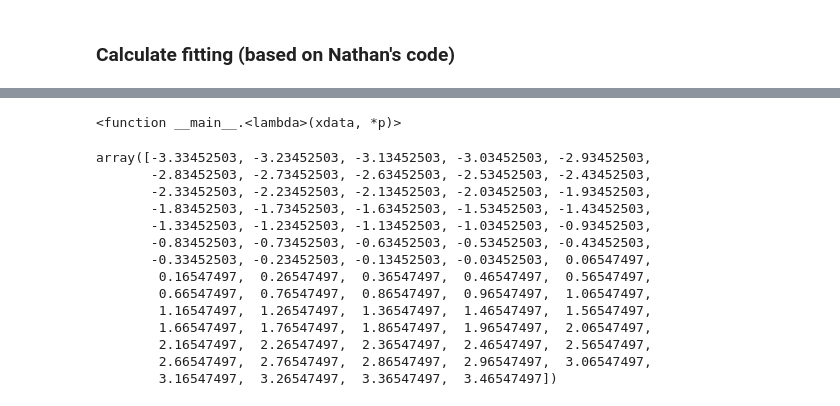
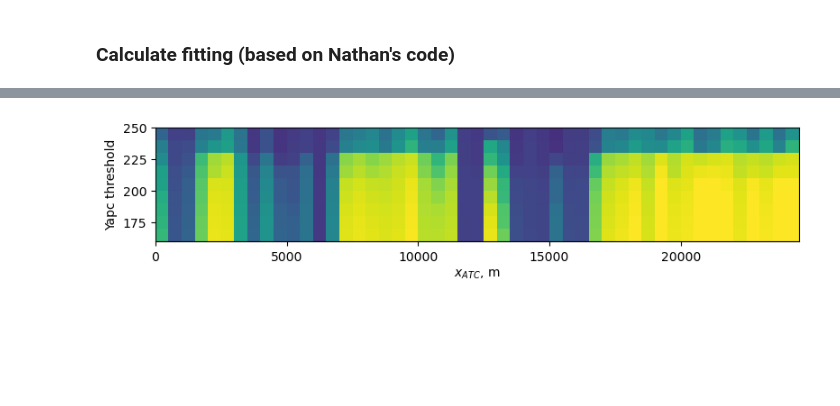
Before and after one commit to ICESAT-2HackWeek/surfit, a Jupyter notebook: contributors/Young/sliderule_test.ipynb, the cells around one changed output, grey strips where cells are left out. Drawn from its saved outputs; the diff is of its cells as text; code cells hidden in the pictures; blank space fills up the shorter version.

```diff
--- a/contributors/Young/sliderule_test.ipynb
+++ b/contributors/Young/sliderule_test.ipynb
@@ -487,21 +464,11 @@ AttributeError: module 'is2_model' has no attribute 'is2modelfit_nonnormalized'
-# %%
-tracker
-# %% [output]
-<function __main__.<lambda>(xdata, *p)>
-# %%
-wf_rb
-# %% [output]
-array([-3.33452503, -3.23452503, -3.13452503, -3.03452503, -2.93452503,
-       -2.83452503, -2.73452503, -2.63452503, -2.53452503, -2.43452503,
-       -2.33452503, -2.23452503, -2.13452503, -2.03452503, -1.93452503,
-       -1.83452503, -1.73452503, -1.63452503, -1.53452503, -1.43452503,
-       -1.33452503, -1.23452503, -1.13452503, -1.03452503, -0.93452503,
-       -0.83452503, -0.73452503, -0.63452503, -0.53452503, -0.43452503,
-       -0.33452503, -0.23452503, -0.13452503, -0.03452503,  0.06547497,
-        0.16547497,  0.26547497,  0.36547497,  0.46547497,  0.56547497,
-        0.66547497,  0.76547497,  0.86547497,  0.96547497,  1.06547497,
-        1.16547497,  1.26547497,  1.36547497,  1.46547497,  1.56547497,
-        1.66547497,  1.76547497,  1.86547497,  1.96547497,  2.06547497,
-        2.16547497,  2.26547497,  2.36547497,  2.46547497,  2.56547497,
-        2.66547497,  2.76547497,  2.86547497,  2.96547497,  3.06547497,
-        3.16547497,  3.26547497,  3.36547497,  3.46547497])
+# %%
+fig, ax = plt.subplots(1,1,figsize=[8,2], sharex = True)
+
+ax.pcolormesh(xx, yy, array_photon, vmax = 10000, vmin = 0.0)
+ax.set_xlabel('$x_{ATC}$, m')
+ax.set_xlim(x_steps[0], x_steps[-1])
+ax.set_ylabel("Yapc threshold")
+
+plt.tight_layout()
+# %% [output]
+[figure, added]
```
Also changed, not shown: parts of 17 cells of this notebook, 1 other file.
